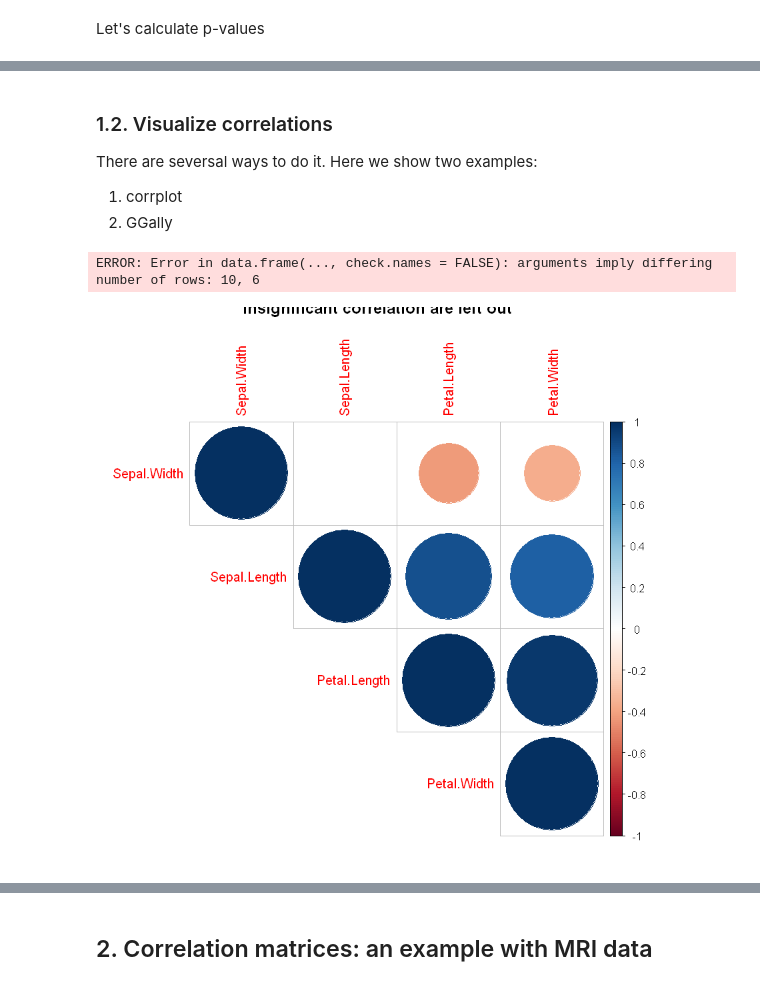
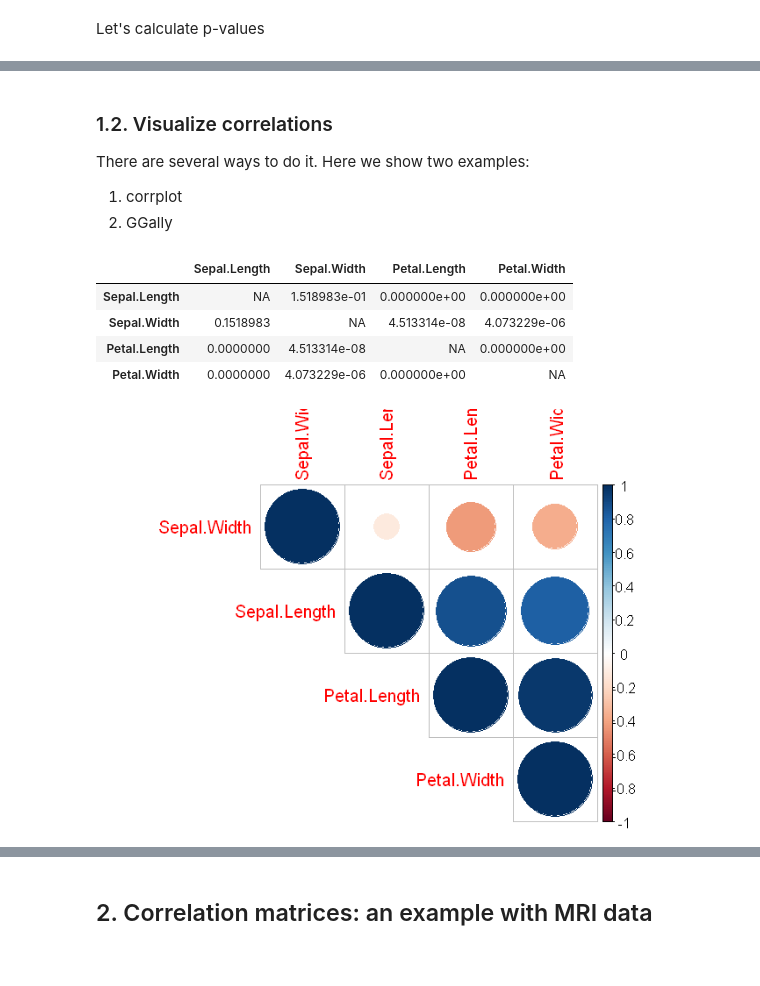
Before and after one commit to DC-3T/Gorter_R_tutorial, a Jupyter notebook: Correlations_Correlograms_R.ipynb, the cells around one changed output, grey strips where cells are left out. Drawn from its saved outputs; the diff is of its cells as text; code cells hidden in the pictures.

Commit message:
fixed bugs and added a line to resize figures

```diff
--- a/Correlations_Correlograms_R.ipynb
+++ b/Correlations_Correlograms_R.ipynb
@@ -62,15 +60,22 @@ cor_matrix_2$n #to visualise the corr num of observations
 # %% [markdown]
 ### 1.2. Visualize correlations
-There are seversal ways to do it. Here we show two examples:
+There are several ways to do it. Here we show two examples:
 1. corrplot
 2. GGally
+# %%
+cor_matrix_2$P
+# %% [output]
+|  | Sepal.Length | Sepal.Width | Petal.Length | Petal.Width |
+| Sepal.Length | NA | 1.518983e-01 | 0.000000e+00 | 0.000000e+00 |
+| Sepal.Width | 0.1518983 | NA | 4.513314e-08 | 4.073229e-06 |
+| Petal.Length | 0.0000000 | 4.513314e-08 | NA | 0.000000e+00 |
+| Petal.Width | 0.0000000 | 4.073229e-06 | 0.000000e+00 | NA |
 # %%
 library(corrplot)
-corrplot(cor_matrix_2$r, type="upper", order="hclust",
-         p.mat = cor_matrix_2$P, sig.level = 0.05, insig = "blank", title=' Insignificant correlation are left out')
+
+corrplot(cor_matrix_2$r, type="upper", order="hclust")
 # %% [output]
-ERROR: Error in data.frame(..., check.names = FALSE): arguments imply differing number of rows: 10, 6
-[figure, old version]
+[figure, new version]
 # %%
 library(GGally)
 
```
Also changed, not shown: parts of 9 cells of this notebook.
